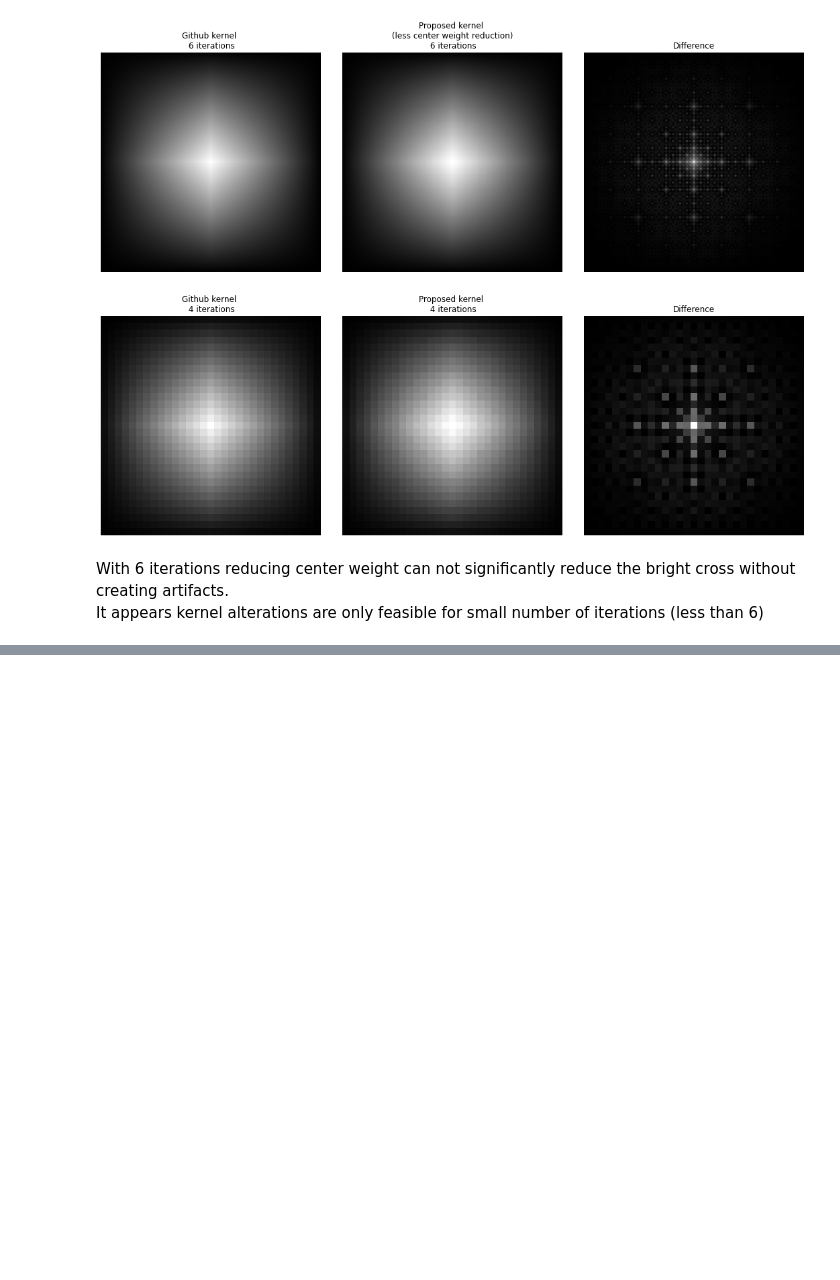
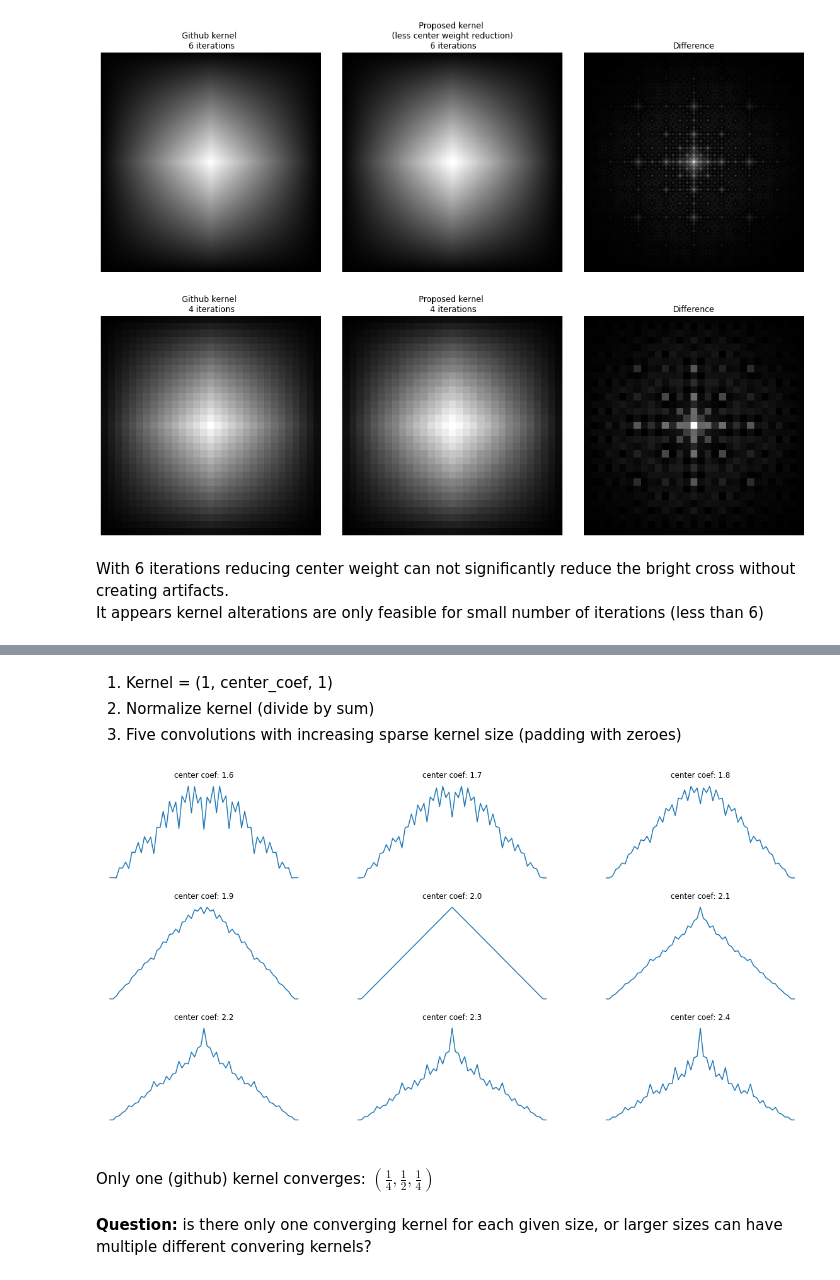
Before and after one commit to ConstantineRudenko/Fast-Filter-Transform-study, a Jupyter notebook: Fast Filter Transform.ipynb, the cells around one changed output, grey strips where cells are left out. Saved outputs shown, nothing was run; the diff lists cells and outputs as text; code cells hidden in the pictures; blank space fills up the shorter version.

```diff
--- a/Fast Filter Transform.ipynb
+++ b/Fast Filter Transform.ipynb
@@ -514,3 +514,68 @@ It appears 2D convergence and 1D convergence are connected, but on small number
 Kernel $(\frac{1}{3}, \frac{1}{3}, \frac{1}{3})$ does not converge. **Need to figure out the convergence condition**.
 
 **ToDo**: make a demo comparing 6 iterations of 1D kernel with different center values
+# %%
+display(Markdown(r"""
+
+1. Kernel = (1, center_coef, 1)
+2. Normalize kernel (divide by sum)
+3. Five convolutions with increasing sparse kernel size (padding with zeroes)
+
+"""))
+
+def test_1D_kernel(center_coef, scale):
+    base_kernel = [1, center_coef, 1]
+    s = sum(base_kernel)
+    for i in range(len(base_kernel)):
+        base_kernel[i] /= s
+    kernel = []
+    for i in range(scale*2+1):
+        if i % scale == 0:
+            kernel.append(base_kernel[int(i / scale)])
+        else:
+            kernel.append(0)
+    return kernel
+
+fig, subplots = plt.subplots(3,3,figsize=(20,10))
+
+for i in range(-4, 5):
+    center_coef = 2 + i*0.1;
+
+    arr = [0 for x in range(61)]
+    arr[30] = 1
+
+    kernel_scale = 16
+    for k in range(5):
+        kernel = test_1D_kernel(center_coef, kernel_scale)
+        arr = convolution_1D(arr, kernel)
+        kernel_scale = int(kernel_scale * 0.5)
+
+    subplots[int((i+4)/3)][(i+4)%3].plot(arr)
+    subplots[int((i+4)/3)][(i+4)%3].axis('off')
+    subplots[int((i+4)/3)][(i+4)%3].set_title("center coef: " + str(center_coef))
+
+plt.show()
+
+display(Markdown(r"""
+
+<br>
+Only one (github) kernel converges: $(\frac{1}{4}, \frac{1}{2}, \frac{1}{4})$
+<br><br>
+
+**Question:** is there only one converging kernel for each given size, or larger sizes can have multiple different convering kernels?
+
+"""))
+# %% [output]
+
+
+1. Kernel = (1, center_coef, 1)
+2. Normalize kernel (divide by sum)
+3. Five convolutions with increasing sparse kernel size (padding with zeroes)
+[figure, added]
+
+
+<br>
+Only one (github) kernel converges: $(\frac{1}{4}, \frac{1}{2}, \frac{1}{4})$
+<br><br>
+
+**Question:** is there only one converging kernel for each given size, or larger sizes can have multiple different convering kernels?
```
Also changed, not shown: parts of 1 cell of this notebook, 1 other file.
